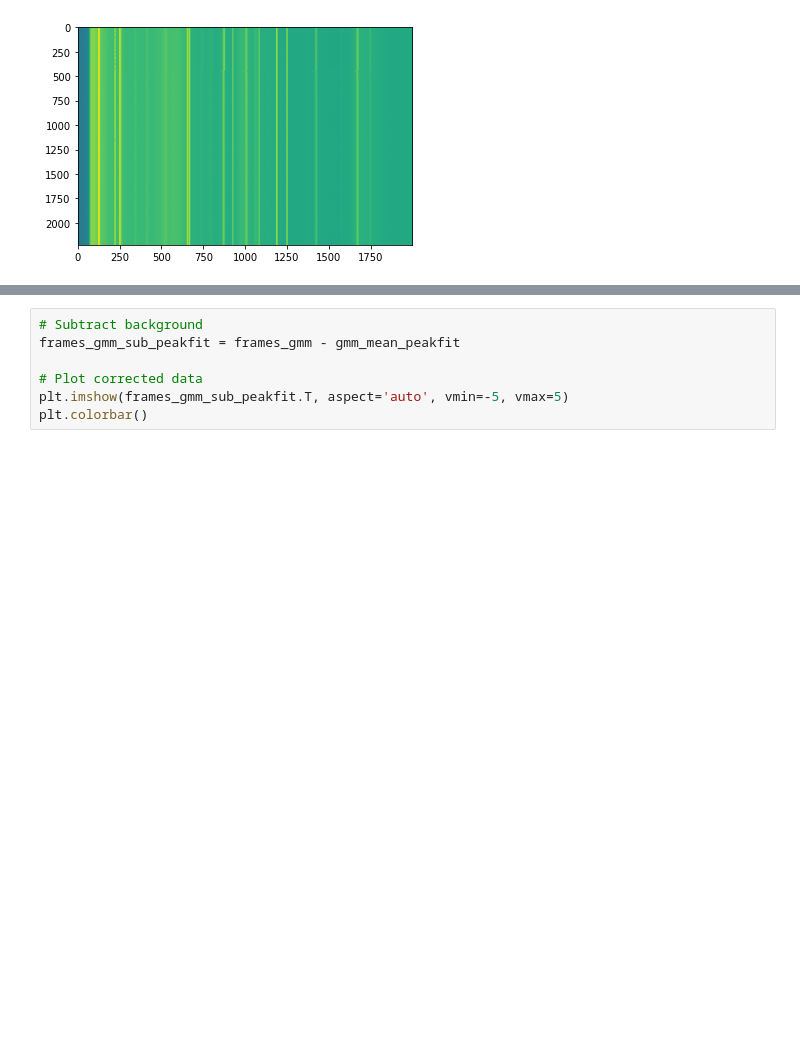
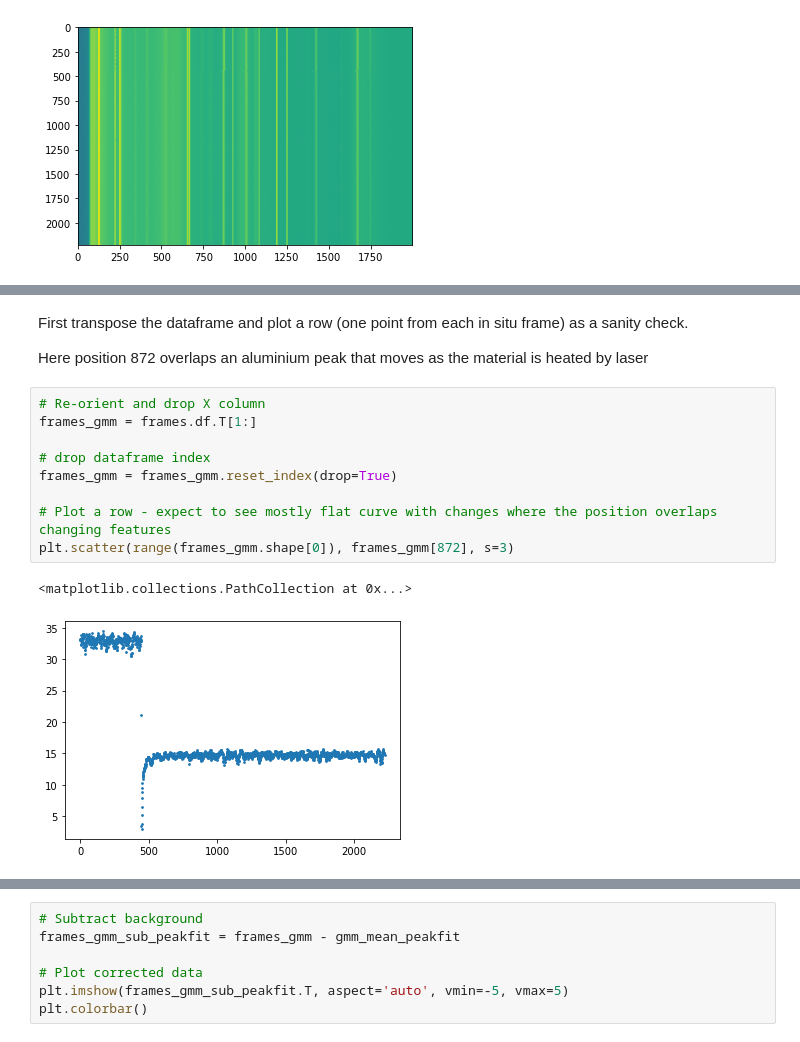
Before and after one commit to yue-here/xrd-ml-bkg, a Jupyter notebook: GMM background subtraction demonstration.ipynb, the cells around one changed output, grey strips where cells are left out. Saved outputs shown, nothing was run; the diff lists cells and outputs as text; blank space fills up the shorter version.

```diff
--- a/GMM background subtraction demonstration.ipynb
+++ b/GMM background subtraction demonstration.ipynb
@@ -271,0 +49,16 @@ Comparison - subtact peak-corrected GMM component from raw data
+# %% [markdown]
+First transpose the dataframe and plot a row (one point from each in situ frame) as a sanity check.
+
+Here position 872 overlaps an aluminium peak that moves as the material is heated by laser
+# %%
+# Re-orient and drop X column
+frames_gmm = frames.df.T[1:]
+
+# drop dataframe index
+frames_gmm = frames_gmm.reset_index(drop=True)
+
+# Plot a row - expect to see mostly flat curve with changes where the position overlaps changing features
+plt.scatter(range(frames_gmm.shape[0]), frames_gmm[872], s=3)
+# %% [output]
+<matplotlib.collections.PathCollection at 0x...>
+[figure, added]
```
Also changed, not shown: parts of 50 cells of this notebook, 2 other files.
